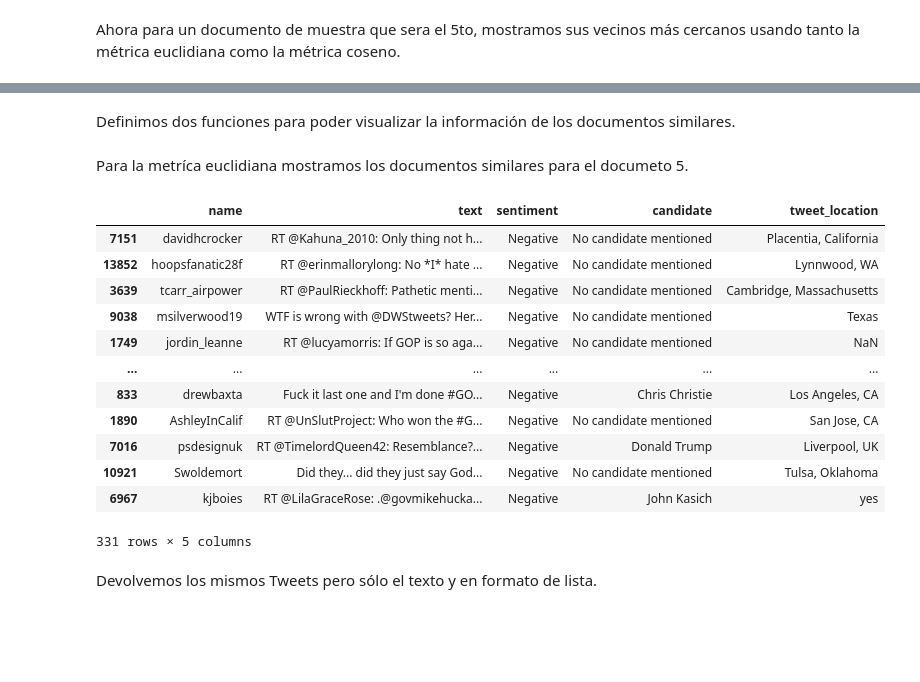
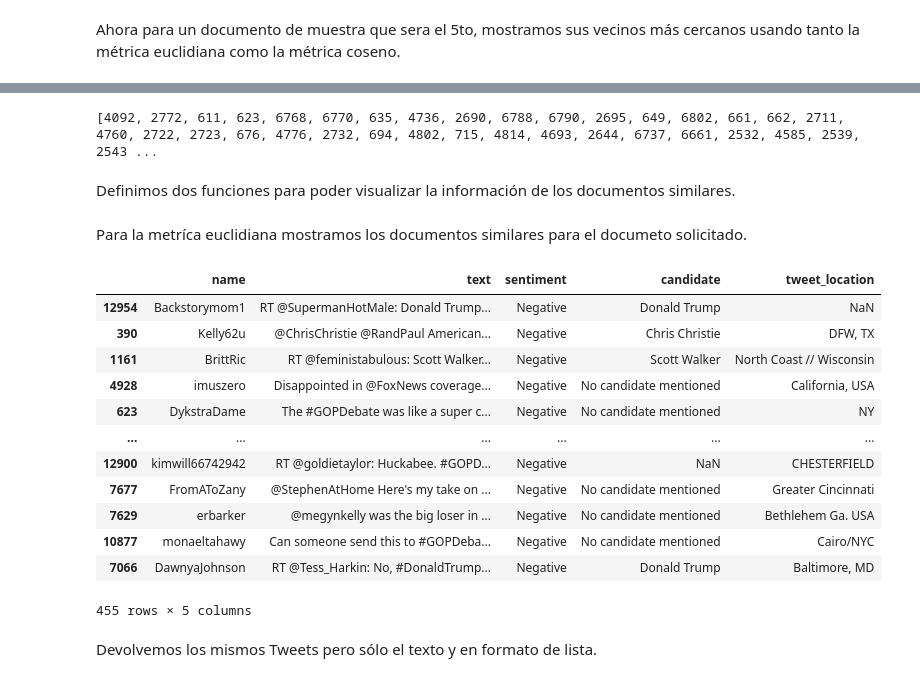
Before and after one commit to misaelLS21/datos_masivos, a Jupyter notebook: proyecto_6/DM_proyecto6.ipynb, the cells around one changed output, grey strips where cells are left out. Saved outputs shown, nothing was run; the diff lists cells and outputs as text; code cells hidden in the pictures; blank space fills up the shorter version.

```diff
--- a/proyecto_6/DM_proyecto6.ipynb
+++ b/proyecto_6/DM_proyecto6.ipynb
@@ -549,0 +541,2 @@ print(orden_coseno[5])
+# %%
+documento = 2
@@ -550,3 +548,8 @@ print(orden_coseno[5])
+# %%
+# Documentos ordenados con respecto a su similitud coseno
+print(orden_coseno[documento])
+# %% [output]
+[4092, 2772, 611, 623, 6768, 6770, 635, 4736, 2690, 6788, 6790, 2695, 649, 6802, 661, 662, 2711, 4760, 2722, 2723, 676, 4776, 2732, 694, 4802, 715, 4814, 4693, 2644, 6737, 6661, 2532, 4585, 2539, 2543 ...
 # %% [markdown]
 Definimos dos funciones para poder visualizar la información de los documentos similares.
 # %%
@@ -573,23 +576,23 @@ def busca_usuarios(documento,datos,base):
   """
   return base.iloc[datos[documento],:]
 # %% [markdown]
-Para la metríca euclidiana mostramos los documentos similares para el documeto 5.
+Para la metríca euclidiana mostramos los documentos similares para el documeto solicitado.
 # %%
-busca_usuarios(5,orden_euclidiana,textData)
+busca_usuarios(documento,orden_euclidiana,textData)
 # %% [output]
 |  | name | text | sentiment | candidate | tweet_location |
-| 7151 | davidhcrocker | RT @Kahuna_2010: Only thing not h... | Negative | No candidate mentioned | Placentia, California |
-| 13852 | hoopsfanatic28f | RT @erinmallorylong: No *I* hate ... | Negative | No candidate mentioned | Lynnwood, WA |
-| 3639 | tcarr_airpower | RT @PaulRieckhoff: Pathetic menti... | Negative | No candidate mentioned | Cambridge, Massachusetts |
-| 9038 | msilverwood19 | WTF is wrong with @DWStweets? Her... | Negative | No candidate mentioned | Texas |
-| 1749 | jordin_leanne | RT @lucyamorris: If GOP is so aga... | Negative | No candidate mentioned | NaN |
+| 12954 | Backstorymom1 | RT @SupermanHotMale: Donald Trump... | Negative | Donald Trump | NaN |
+| 390 | Kelly62u | @ChrisChristie @RandPaul American... | Negative | Chris Christie | DFW, TX |
+| 1161 | BrittRic | RT @feministabulous: Scott Walker... | Negative | Scott Walker | North Coast // Wisconsin |
+| 4928 | imuszero | Disappointed in @FoxNews coverage... | Negative | No candidate mentioned | California, USA |
+| 623 | DykstraDame | The #GOPDebate was like a super c... | Negative | No candidate mentioned | NY |
 | ... | ... | ... | ... | ... | ... |
-| 833 | drewbaxta | Fuck it last one and I'm done #GO... | Negative | Chris Christie | Los Angeles, CA |
-| 1890 | AshleyInCalif | RT @UnSlutProject: Who won the #G... | Negative | No candidate mentioned | San Jose, CA |
-| 7016 | psdesignuk | RT @TimelordQueen42: Resemblance?... | Negative | Donald Trump | Liverpool, UK |
-| 10921 | Swoldemort | Did they... did they just say God... | Negative | No candidate mentioned | Tulsa, Oklahoma |
-| 6967 | kjboies | RT @LilaGraceRose: .@govmikehucka... | Negative | John Kasich | yes |
+| 12900 | kimwill66742942 | RT @goldietaylor: Huckabee. #GOPD... | Negative | NaN | CHESTERFIELD |
+| 7677 | FromAToZany | @StephenAtHome Here's my take on ... | Negative | No candidate mentioned | Greater Cincinnati |
+| 7629 | erbarker | @megynkelly was the big loser in ... | Negative | No candidate mentioned | Bethlehem Ga. USA |
+| 10877 | monaeltahawy | Can someone send this to #GOPDeba... | Negative | No candidate mentioned | Cairo/NYC |
+| 7066 | DawnyaJohnson | RT @Tess_Harkin: No, #DonaldTrump... | Negative | Donald Trump | Baltimore, MD |
-331 rows × 5 columns
+455 rows × 5 columns
 # %% [markdown]
 Devolvemos los mismos Tweets pero sólo el texto y en formato de lista.
 # %%
```
Also changed, not shown: parts of 10 cells of this notebook.
